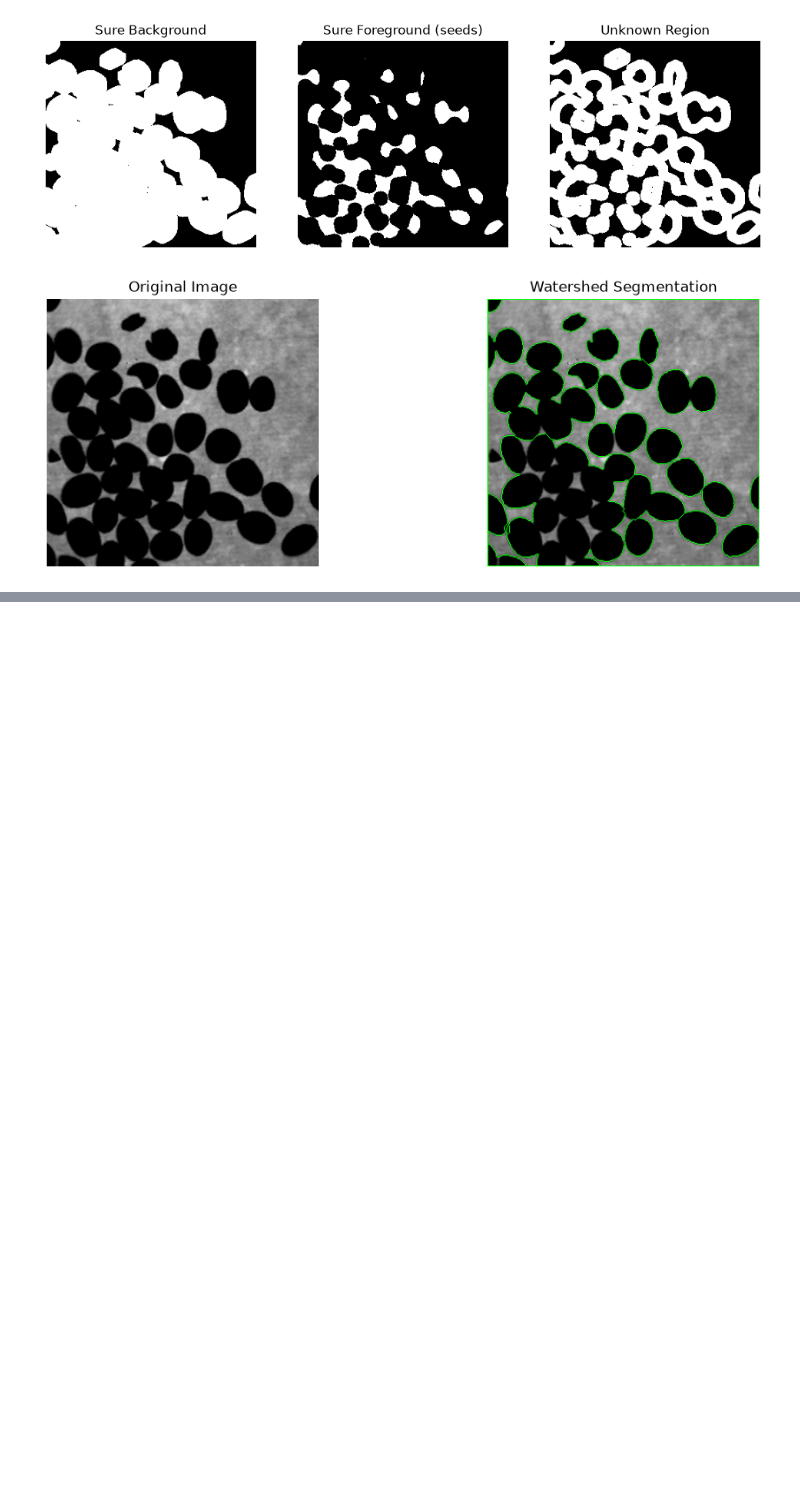
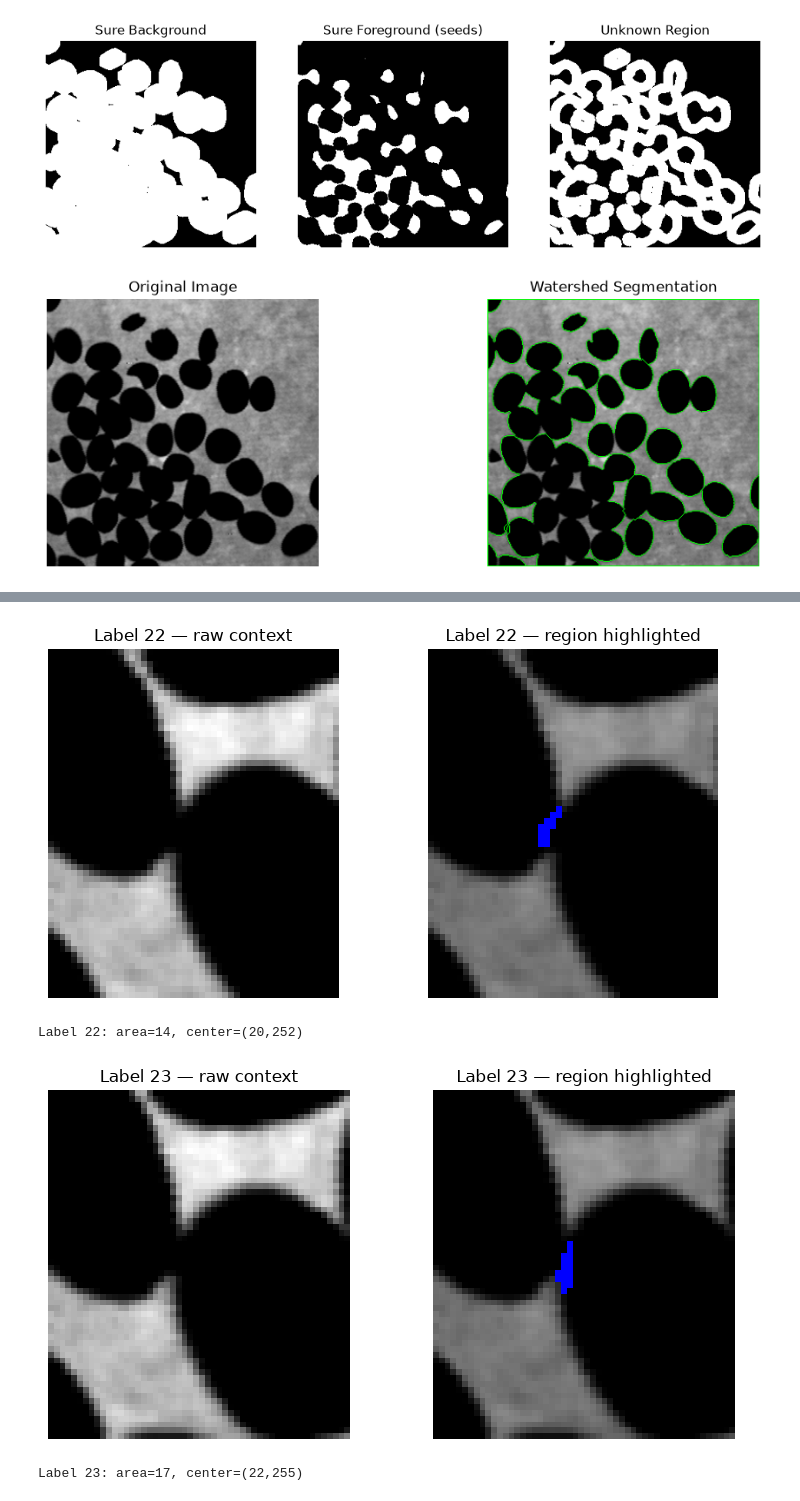
Before and after one commit to bdsh-14/unr-ee681-image-analysis, a Jupyter notebook: HW3/assignment3.ipynb, the cells around one changed output, grey strips where cells are left out. Cells and saved outputs as stored; diff of their text form; code cells hidden in the pictures; blank space fills up the shorter version.

```diff
--- a/HW3/assignment3.ipynb
+++ b/HW3/assignment3.ipynb
@@ -189,0 +278,8 @@ display_images(
+# %%
+all_regions = [(l, int((markers == l).sum())) for l in np.unique(markers) if l > 0]
+all_regions.sort(key=lambda x: x[1])
+
+print("All region areas (sorted):")
+for l, a in all_regions:
+    flag = "  ← DROPPED" if a < 50 else ""
+    print(f"  label {l:3d}  area {a:6d}{flag}")
@@ -189,0 +304,29 @@ display_images(
+# %%
+for l in [22, 23]:   # dropped labels
+    ys, xs = np.where(markers == l)
+    cy, cx = int(ys.mean()), int(xs.mean())
+
+    # A 30-pixel padding window around the region
+    pad = 30
+    y0, y1 = max(0, cy-pad), min(img.shape[0], cy+pad)
+    x0, x1 = max(0, cx-pad), min(img.shape[1], cx+pad)
+    crop = img[y0:y1, x0:x1].copy()
+    mask_crop = (markers[y0:y1, x0:x1] == l)
+
+    # Overlay the region in red
+    crop_color = cv2.cvtColor(crop, cv2.COLOR_GRAY2BGR)
+    crop_color[mask_crop] = (0, 0, 255)
+
+    plt.figure(figsize=(8, 4))
+    plt.subplot(1, 2, 1); plt.imshow(crop, cmap='gray')
+    plt.title(f"Label {l} — raw context"); plt.axis('off')
+    plt.subplot(1, 2, 2); plt.imshow(crop_color)
+    plt.title(f"Label {l} — region highlighted"); plt.axis('off')
+    plt.tight_layout(); plt.show()
+
+    print(f"Label {l}: area={mask_crop.sum()}, center=({cx},{cy})")
+# %% [output]
+[figure, added]
+Label 22: area=14, center=(20,252)
+[figure, added]
+Label 23: area=17, center=(22,255)
```
Also changed, not shown: parts of 10 cells of this notebook.
